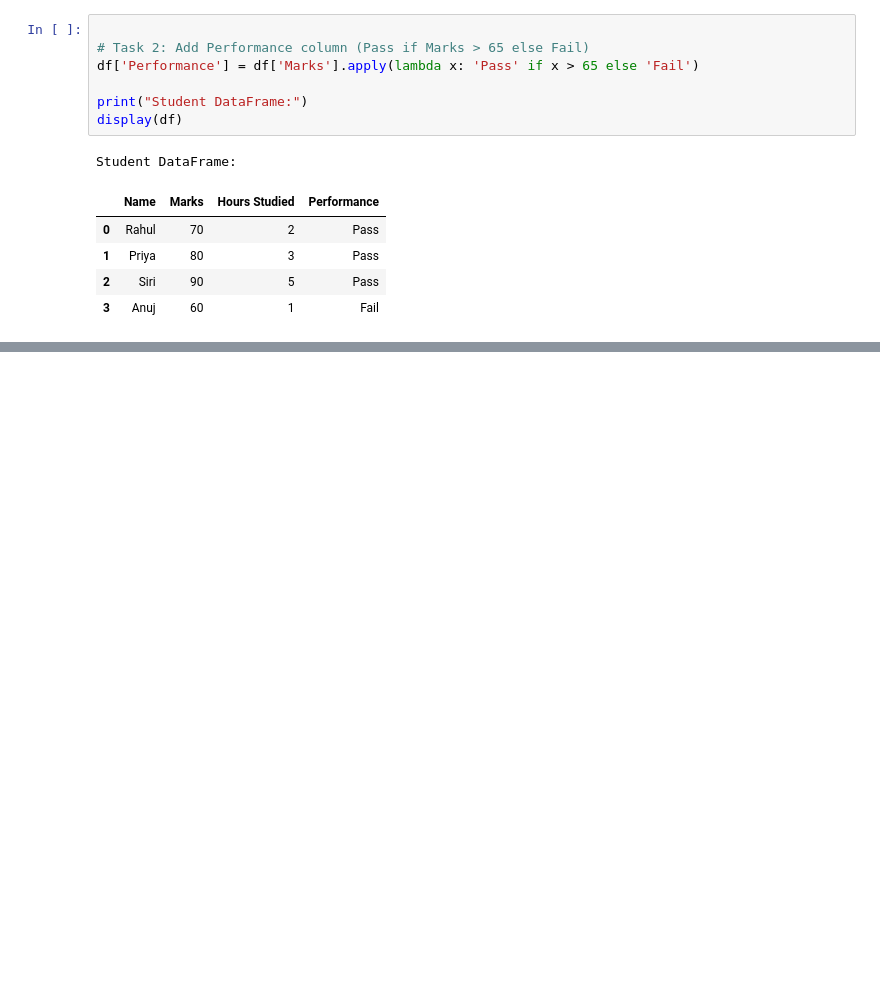
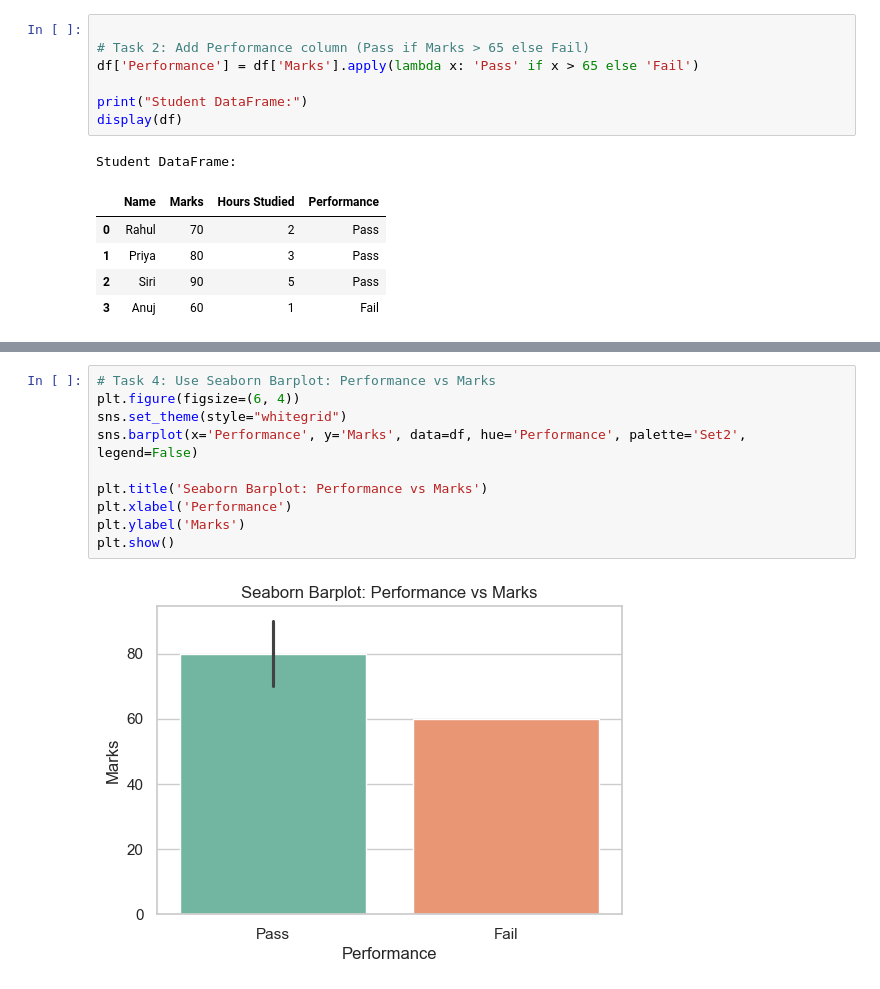
Before and after one commit to ashutoshkhad-15/AshutoshKhadse_Nucleusteq_Assignments, a Jupyter notebook: AshutoshKhadse_python_training/python_advance_2/assignment_7.ipynb, the cells around one changed output, grey strips where cells are left out. Cells and saved outputs as stored; diff of their text form; blank space fills up the shorter version.

```diff
--- a/AshutoshKhadse_python_training/python_advance_2/assignment_7.ipynb
+++ b/AshutoshKhadse_python_training/python_advance_2/assignment_7.ipynb
@@ -32,0 +61,12 @@ Student DataFrame:
+# %%
+# Task 4: Use Seaborn Barplot: Performance vs Marks
+plt.figure(figsize=(6, 4))
+sns.set_theme(style="whitegrid")
+sns.barplot(x='Performance', y='Marks', data=df, hue='Performance', palette='Set2', legend=False)
+
+plt.title('Seaborn Barplot: Performance vs Marks')
+plt.xlabel('Performance')
+plt.ylabel('Marks')
+plt.show()
+# %% [output]
+[figure, added]
```
Also changed, not shown: parts of 2 cells of this notebook.
